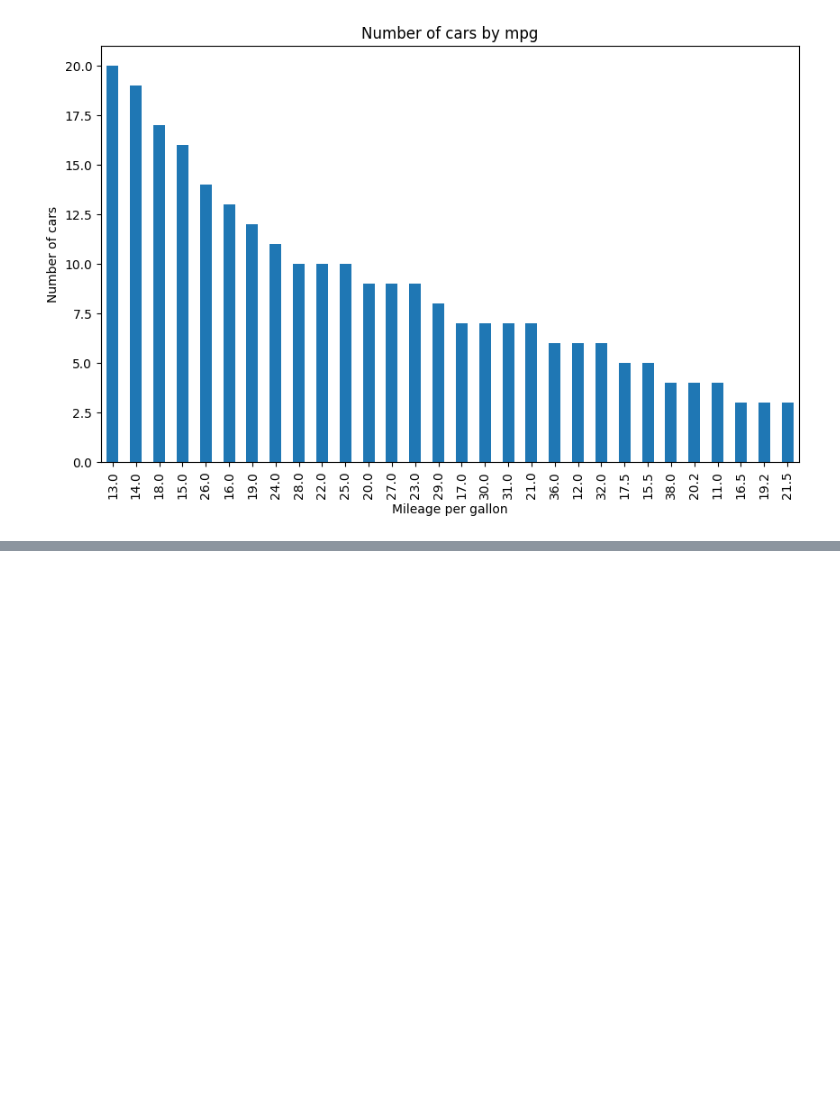
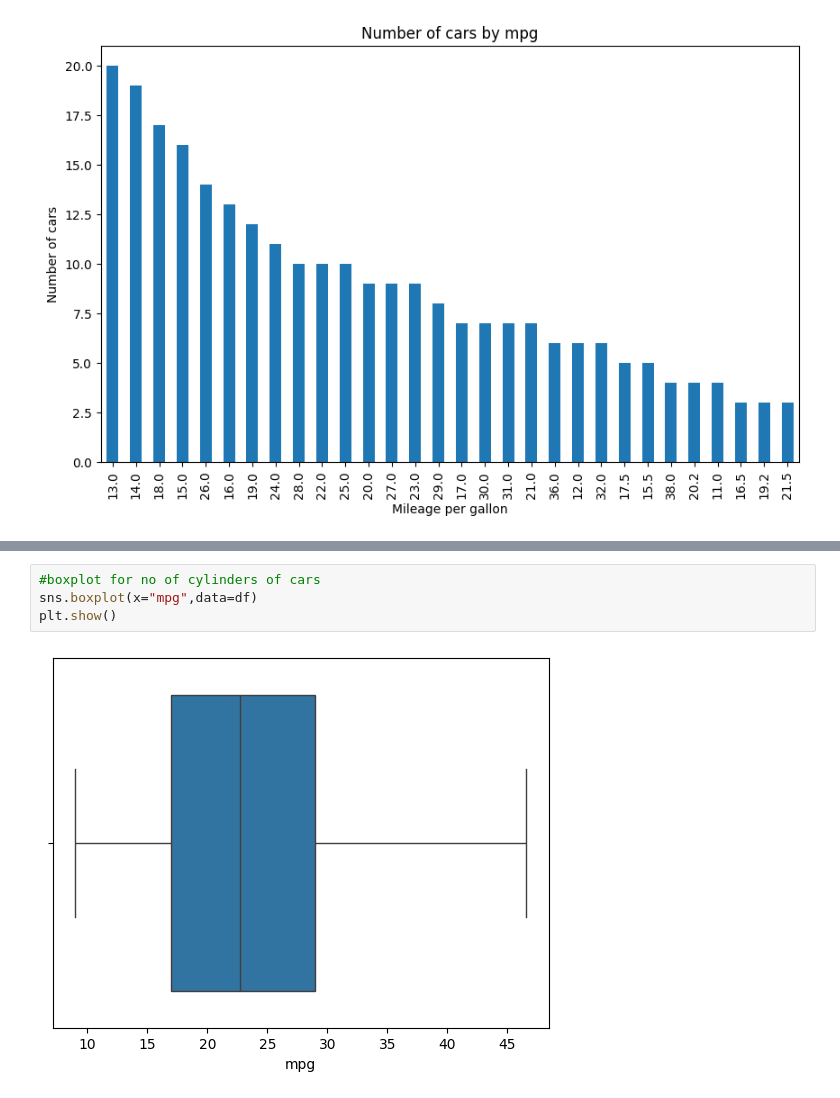
Before and after one commit to GHAUTHAM2509/data_analytics_da, a Jupyter notebook: 23BCE0487.ipynb, the cells around one changed output, grey strips where cells are left out. Drawn from its saved outputs; the diff is of its cells as text; blank space fills up the shorter version.

```diff
--- a/23BCE0487.ipynb
+++ b/23BCE0487.ipynb
@@ -176,0 +202,6 @@ Text(0.5, 0, 'Mileage per gallon')
+# %%
+#boxplot for no of cylinders of cars
+sns.boxplot(x="mpg",data=df)
+plt.show()
+# %% [output]
+[figure, added]
```
Also changed, not shown: parts of 6 cells of this notebook.
